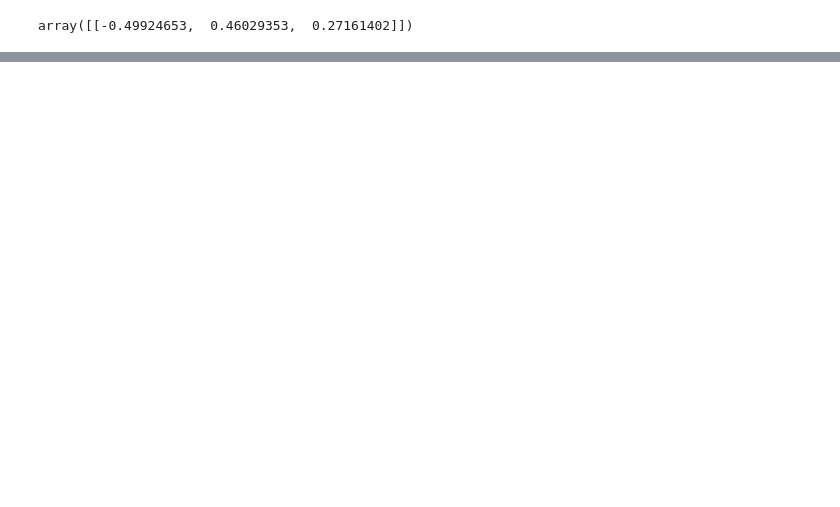
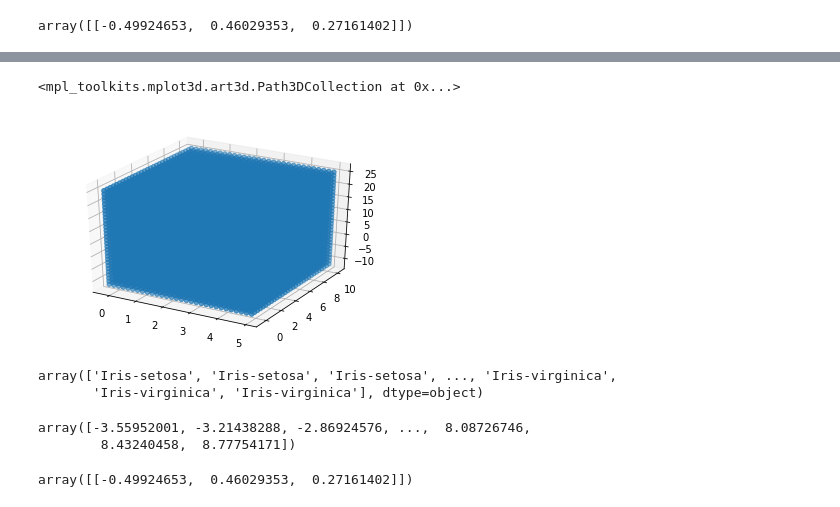
Before and after one commit to ggaarder7/yanhh0.github.io, a Jupyter notebook: svm-iris3d.ipynb, the cells around one changed output, grey strips where cells are left out. Saved outputs shown, nothing was run; the diff lists cells and outputs as text; code cells hidden in the pictures; blank space fills up the shorter version.

```diff
--- a/svm-iris3d.ipynb
+++ b/svm-iris3d.ipynb
@@ -199,0 +150,34 @@ Text(0.5,0,'v4 Label')
+# %%
+xlim, ylim, zlim = ax.get_xlim(), ax.get_ylim(), ax.get_zlim()
+X = np.linspace(xlim[0], xlim[1], 30)
+Y = np.linspace(ylim[0], ylim[1], 30)
+Z = np.linspace(zlim[0], zlim[1], 30)
+X, Y, Z = np.meshgrid(X, Y, Z)
+xyz = np.vstack([X.ravel(), Y.ravel(), Z.ravel()]).T
+
+def expand(P):
+    v0 = [v[0] for v in P]
+    v1 = [v[1] for v in P]
+    v2 = [v[2] for v in P]
+    return v0, v1, v2
+
+fig = plt.figure()
+ax = fig.add_subplot(111, projection='3d')
+ax.scatter(*expand(xyz))
+# %% [output]
+<mpl_toolkits.mplot3d.art3d.Path3DCollection at 0x...>
+[figure, added]
+# %%
+clf.predict(xyz)
+# %% [output]
+array(['Iris-setosa', 'Iris-setosa', 'Iris-setosa', ..., 'Iris-virginica',
+       'Iris-virginica', 'Iris-virginica'], dtype=object)
+# %%
+clf.decision_function(xyz)
+# %% [output]
+array([-3.55952001, -3.21438288, -2.86924576, ...,  8.08726746,
+        8.43240458,  8.77754171])
+# %%
+clf.coef_
+# %% [output]
+array([[-0.49924653,  0.46029353,  0.27161402]])
```
Also changed, not shown: parts of 17 cells of this notebook, 2 other files.
